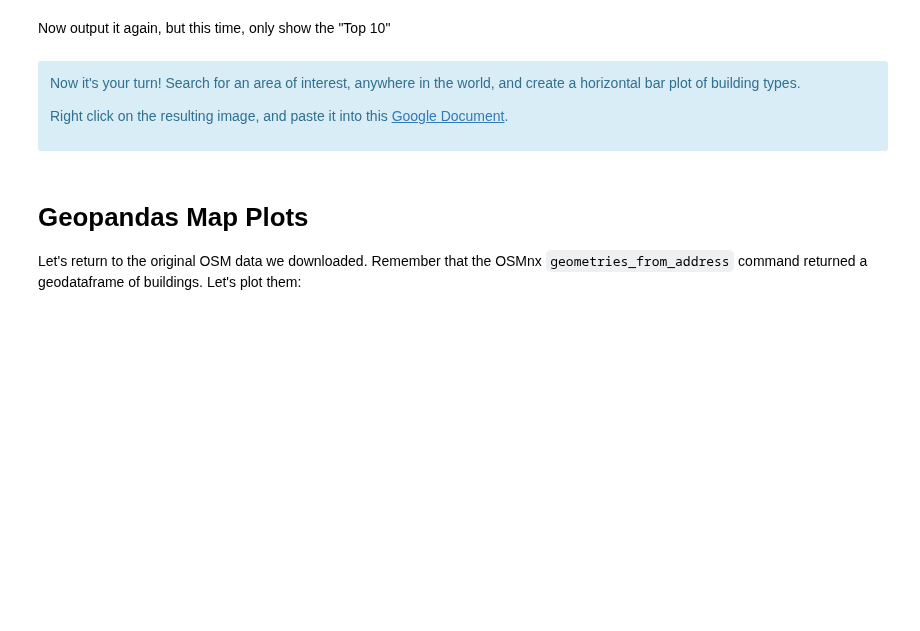
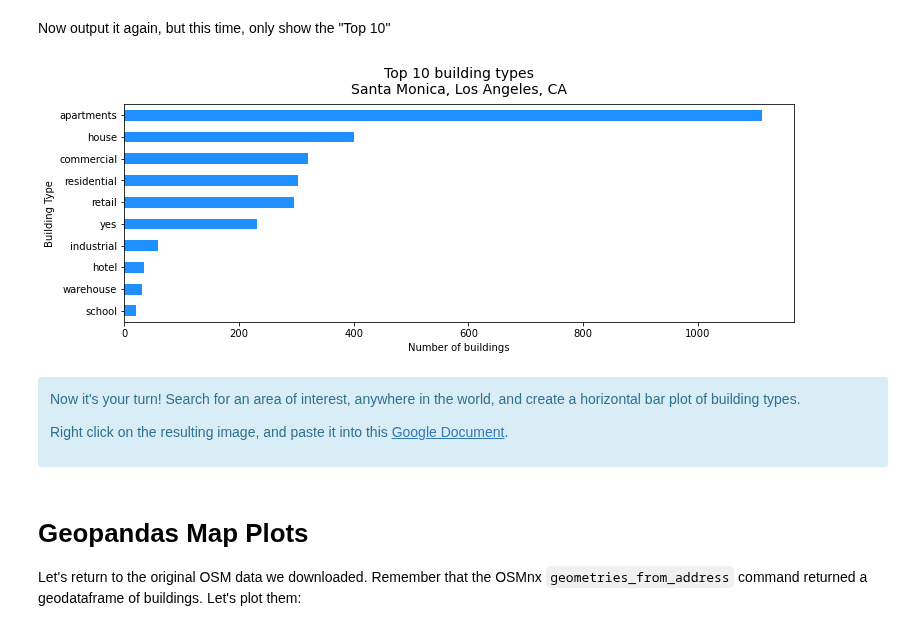
Before and after one commit to yohman/22W-UP206A, a Jupyter notebook: Weeks/Week04/W401 - Open Street Map.ipynb, the cells around one changed output. Drawn from its saved outputs; the diff is of its cells as text; code cells hidden in the pictures; blank space fills up the shorter version.

```diff
--- a/Weeks/Week04/W401 - Open Street Map.ipynb
+++ b/Weeks/Week04/W401 - Open Street Map.ipynb
@@ -172,3 +338,17 @@ df_osm_building_types[-10:].plot.barh(figsize=(12,4),
+# %%
+fig, ax = plt.subplots(figsize=(12,4))
+
+df_osm_building_types[-10:].plot.barh(ax=ax,
+                                      x='building_type',
+                                      y='count',
+                                      legend=False,
+                                      color='dodgerblue'
+                                      )
+ax.set_ylabel('Building Type')
+ax.set_xlabel('Number of buildings')
+ax.set_title("Top 10 building types\n"+address,fontsize=14,pad=10);
+# %% [output]
+[figure, added]
 # %% [markdown]
 <div class="alert alert-info">
 
```
Also changed, not shown: parts of 34 cells of this notebook, 1 other file.
